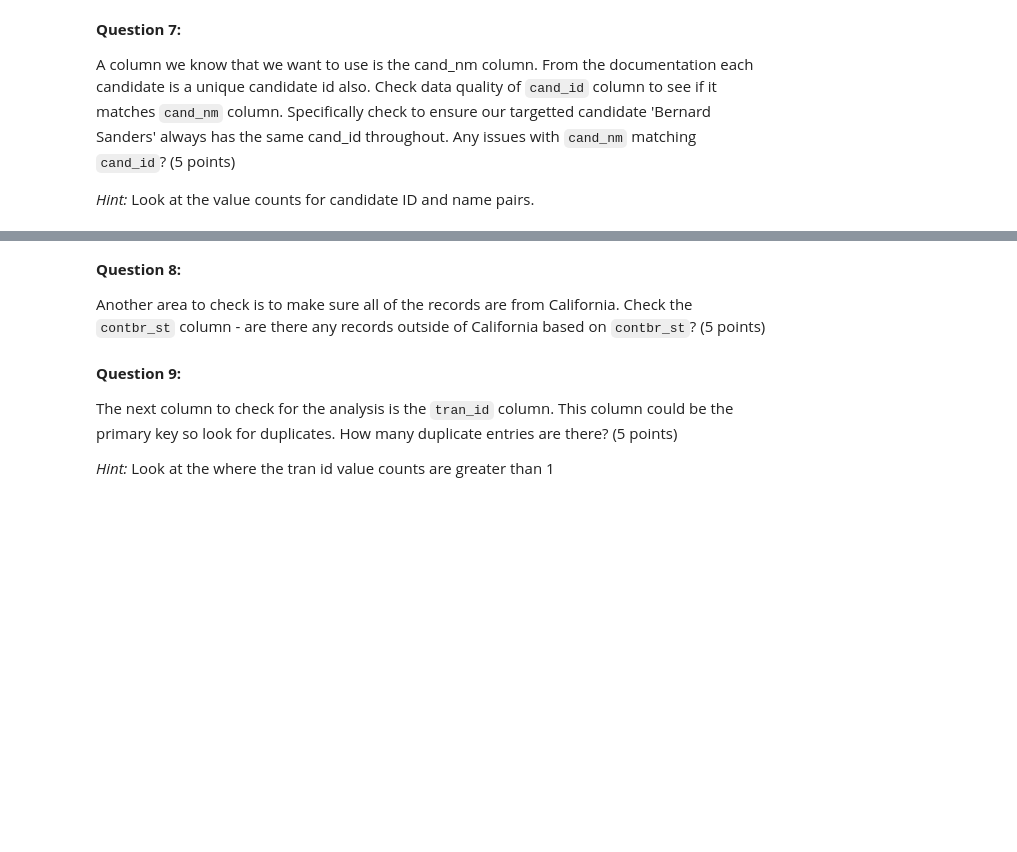
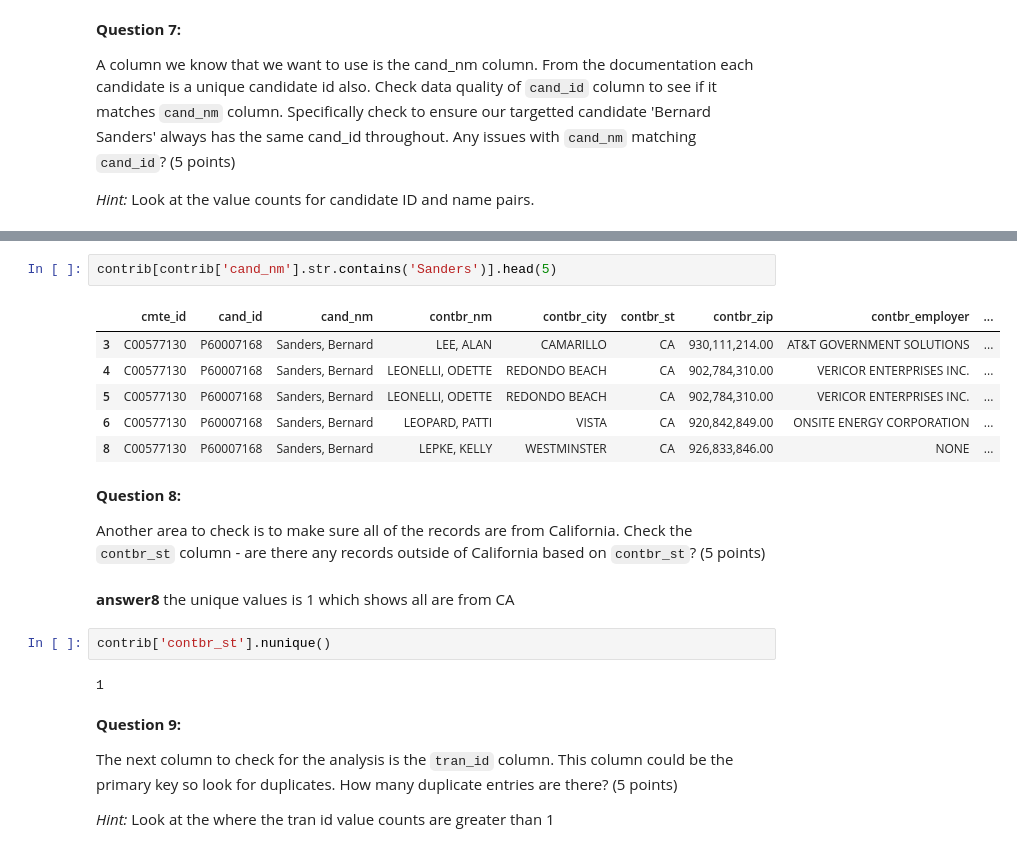
Before and after one commit to medrees-1000/sklearn, a Jupyter notebook: Project_1.ipynb, the cells around one changed output, grey strips where cells are left out. Cells and saved outputs as stored; diff of their text form; blank space fills up the shorter version.

```diff
--- a/Project_1.ipynb
+++ b/Project_1.ipynb
@@ -237,7 +248,23 @@ A column we know that we want to use is the cand_nm column.  From the documentat
+# %%
+contrib[contrib['cand_nm'].str.contains('Sanders')].head(5)
+# %% [output]
+|  | cmte_id | cand_id | cand_nm | contbr_nm | contbr_city | contbr_st | contbr_zip | contbr_employer | ... |
+| 3 | C00577130 | P60007168 | Sanders, Bernard | LEE, ALAN | CAMARILLO | CA | 930,111,214.00 | AT&T GOVERNMENT SOLUTIONS | ... |
+| 4 | C00577130 | P60007168 | Sanders, Bernard | LEONELLI, ODETTE | REDONDO BEACH | CA | 902,784,310.00 | VERICOR ENTERPRISES INC. | ... |
+| 5 | C00577130 | P60007168 | Sanders, Bernard | LEONELLI, ODETTE | REDONDO BEACH | CA | 902,784,310.00 | VERICOR ENTERPRISES INC. | ... |
+| 6 | C00577130 | P60007168 | Sanders, Bernard | LEOPARD, PATTI | VISTA | CA | 920,842,849.00 | ONSITE ENERGY CORPORATION | ... |
+| 8 | C00577130 | P60007168 | Sanders, Bernard | LEPKE, KELLY | WESTMINSTER | CA | 926,833,846.00 | NONE | ... |
 # %% [markdown]
 **Question 8:**
 
 Another area to check is to make sure all of the records are from California. Check the `contbr_st` column - are there any records outside of California based on `contbr_st`? (5 points)
+# %% [markdown]
+**answer8**
+the unique values is 1 which shows all are from CA
+# %%
+contrib['contbr_st'].nunique()
+# %% [output]
+1
 # %% [markdown]
 **Question 9:**
 
```
Also changed, not shown: parts of 28 cells of this notebook, 2 other files.
